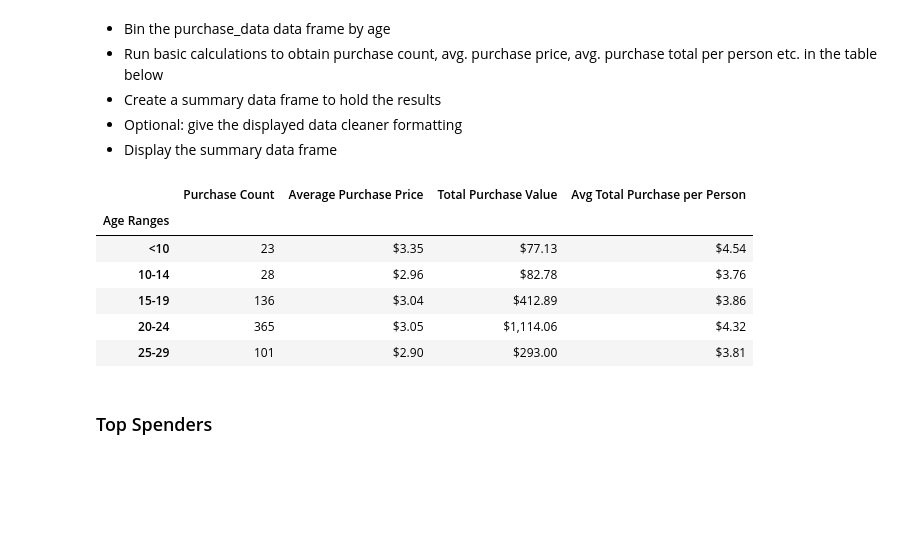
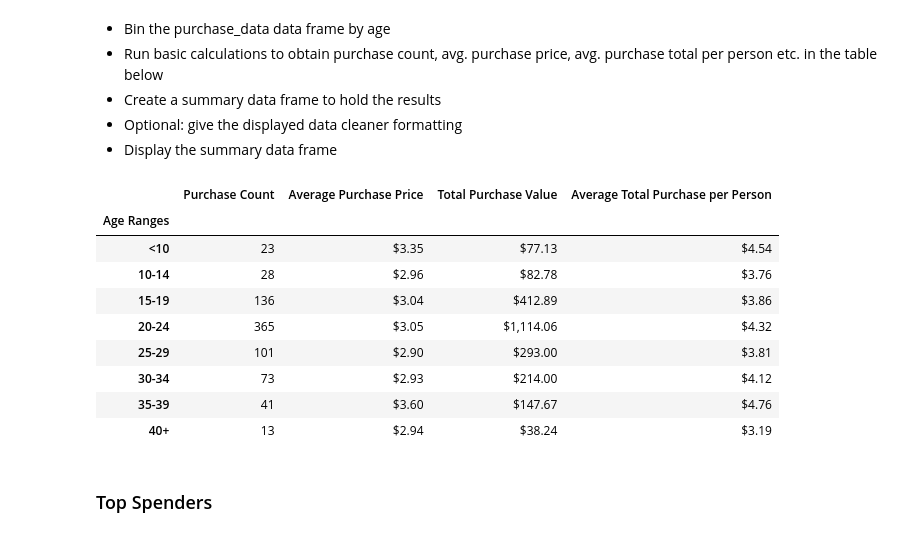
Before and after one commit to BrittneyOleniacz/Video_Game_Purchasing, a Jupyter notebook: game_purchasing.ipynb, the cells around one changed output. Cells and saved outputs as stored; diff of their text form; code cells hidden in the pictures; blank space fills up the shorter version.

```diff
--- a/game_purchasing.ipynb
+++ b/game_purchasing.ipynb
@@ -184,41 +185,40 @@ players_by_age
 # %%
 # Cut the Purchasing Data
 purchase_data["Age Ranges"] = pd.cut(purchase_data["Age"], age_bins, labels=group_names)
 
 # Run basic calculations
 total_spent_by_age = purchase_data.groupby(["Age Ranges"]).sum()["Price"].rename("Total Purchase Value")
 average_spent_by_age = purchase_data.groupby(["Age Ranges"]).mean()["Price"].rename("Average Purchase Price")
 purchase_count_by_age = purchase_data.groupby(["Age Ranges"]).count()["Price"].rename("Purchase Count")
 
 # Average Purchase per person in age group
 average_by_age = total_spent_by_age / players_by_age["Total Count"]
 
-# Create a summary data frame to hold the results
+# Create a summary data frame to hold the results and give the displayed data cleaner formatting
 purchasing_by_age = pd.DataFrame({
     "Purchase Count": purchase_count_by_age,
     "Average Purchase Price":average_spent_by_age,
     "Total Purchase Value":total_spent_by_age,
-    "Avg Total Purchase per Person":average_by_age})
-
-# Optional: give the displayed data cleaner formatting
-purchasing_by_age["Average Purchase Price"] = purchasing_by_age["Average Purchase Price"].map("${:,.2f}".format)
-purchasing_by_age["Total Purchase Value"] = purchasing_by_age["Total Purchase Value"].map("${:,.2f}".format)
-purchasing_by_age["Purchase Count"] = purchasing_by_age["Purchase Count"].map("{:,}".format)
-purchasing_by_age["Avg Total Purchase per Person"] = purchasing_by_age["Avg Total Purchase per Person"].map("${:,.2f}".format)
+    "Average Total Purchase per Person":average_by_age}).style.format({"Average Purchase Price":"${:,.2f}",
+               "Total Purchase Value":"${:,.2f}",
+               "Average Total Purchase per Person":"${:,.2f}"})
 
 #Export Data frame to images
-purchasing_by_age.head(5).dfi.export("images/purchasing_by_age.png")
+dfi.export(purchasing_by_age, "images/purchasing_by_age.png")
 
 # Display the summary data frame
-purchasing_by_age.head(5)
+purchasing_by_age
 # %% [output]
-|  | Purchase Count | Average Purchase Price | Total Purchase Value | Avg Total Purchase per Person |
+|  | Purchase Count | Average Purchase Price | Total Purchase Value | Average Total Purchase per Person |
 | Age Ranges |  |  |  |  |
 | <10 | 23 | $3.35 | $77.13 | $4.54 |
 | 10-14 | 28 | $2.96 | $82.78 | $3.76 |
 | 15-19 | 136 | $3.04 | $412.89 | $3.86 |
 | 20-24 | 365 | $3.05 | $1,114.06 | $4.32 |
 | 25-29 | 101 | $2.90 | $293.00 | $3.81 |
+| 30-34 | 73 | $2.93 | $214.00 | $4.12 |
+| 35-39 | 41 | $3.60 | $147.67 | $4.76 |
+| 40+ | 13 | $2.94 | $38.24 | $3.19 |
 # %% [markdown]
 ### Top Spenders
 # %% [markdown]
```
Also changed, not shown: parts of 4 cells of this notebook, 7 other files.
